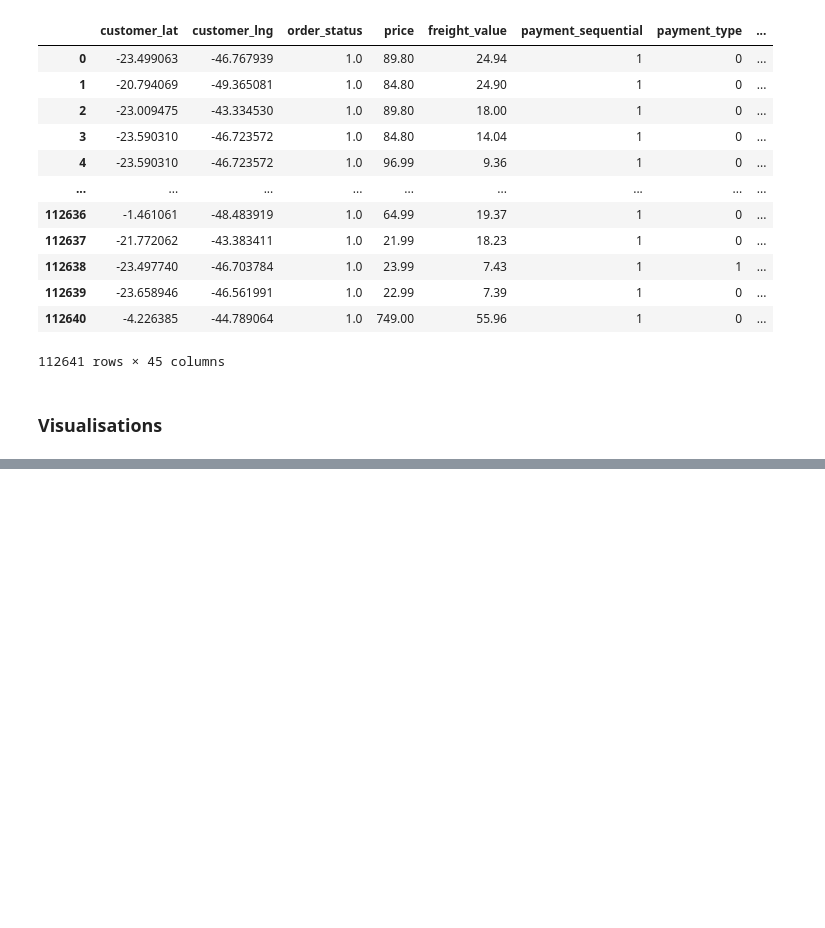
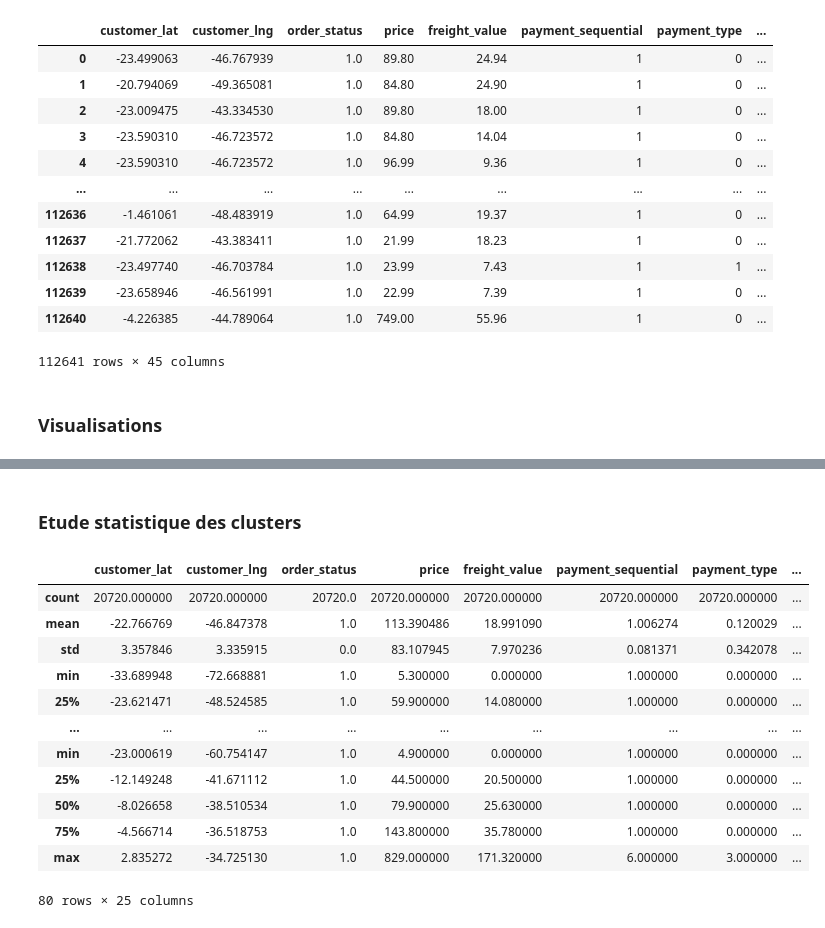
Before and after one commit to RudyBourez/Machine_Learning, a Jupyter notebook: Olist_projet/modélisation.ipynb, the cells around one changed output, grey strips where cells are left out. Cells and saved outputs as stored; diff of their text form; code cells hidden in the pictures; blank space fills up the shorter version.

```diff
--- a/Olist_projet/modélisation.ipynb
+++ b/Olist_projet/modélisation.ipynb
@@ -110,0 +162,22 @@ for i in range(3):
+# %% [markdown]
+### Etude statistique des clusters
+# %%
+cluster_df = last_df[last_df["Segment KMeans PCA"] == 0].describe()
+for i in range(1,10):
+    cluster = last_df[last_df["Segment KMeans PCA"] == i].describe()
+    cluster_df = pd.concat((cluster_df, cluster))
+cluster_df
+# %% [output]
+|  | customer_lat | customer_lng | order_status | price | freight_value | payment_sequential | payment_type | ... |
+| count | 20720.000000 | 20720.000000 | 20720.0 | 20720.000000 | 20720.000000 | 20720.000000 | 20720.000000 | ... |
+| mean | -22.766769 | -46.847378 | 1.0 | 113.390486 | 18.991090 | 1.006274 | 0.120029 | ... |
+| std | 3.357846 | 3.335915 | 0.0 | 83.107945 | 7.970236 | 0.081371 | 0.342078 | ... |
+| min | -33.689948 | -72.668881 | 1.0 | 5.300000 | 0.000000 | 1.000000 | 0.000000 | ... |
+| 25% | -23.621471 | -48.524585 | 1.0 | 59.900000 | 14.080000 | 1.000000 | 0.000000 | ... |
+| ... | ... | ... | ... | ... | ... | ... | ... | ... |
+| min | -23.000619 | -60.754147 | 1.0 | 4.900000 | 0.000000 | 1.000000 | 0.000000 | ... |
+| 25% | -12.149248 | -41.671112 | 1.0 | 44.500000 | 20.500000 | 1.000000 | 0.000000 | ... |
+| 50% | -8.026658 | -38.510534 | 1.0 | 79.900000 | 25.630000 | 1.000000 | 0.000000 | ... |
+| 75% | -4.566714 | -36.518753 | 1.0 | 143.800000 | 35.780000 | 1.000000 | 0.000000 | ... |
+| max | 2.835272 | -34.725130 | 1.0 | 829.000000 | 171.320000 | 6.000000 | 3.000000 | ... |
+80 rows × 25 columns
```
Also changed, not shown: parts of 18 cells of this notebook.
